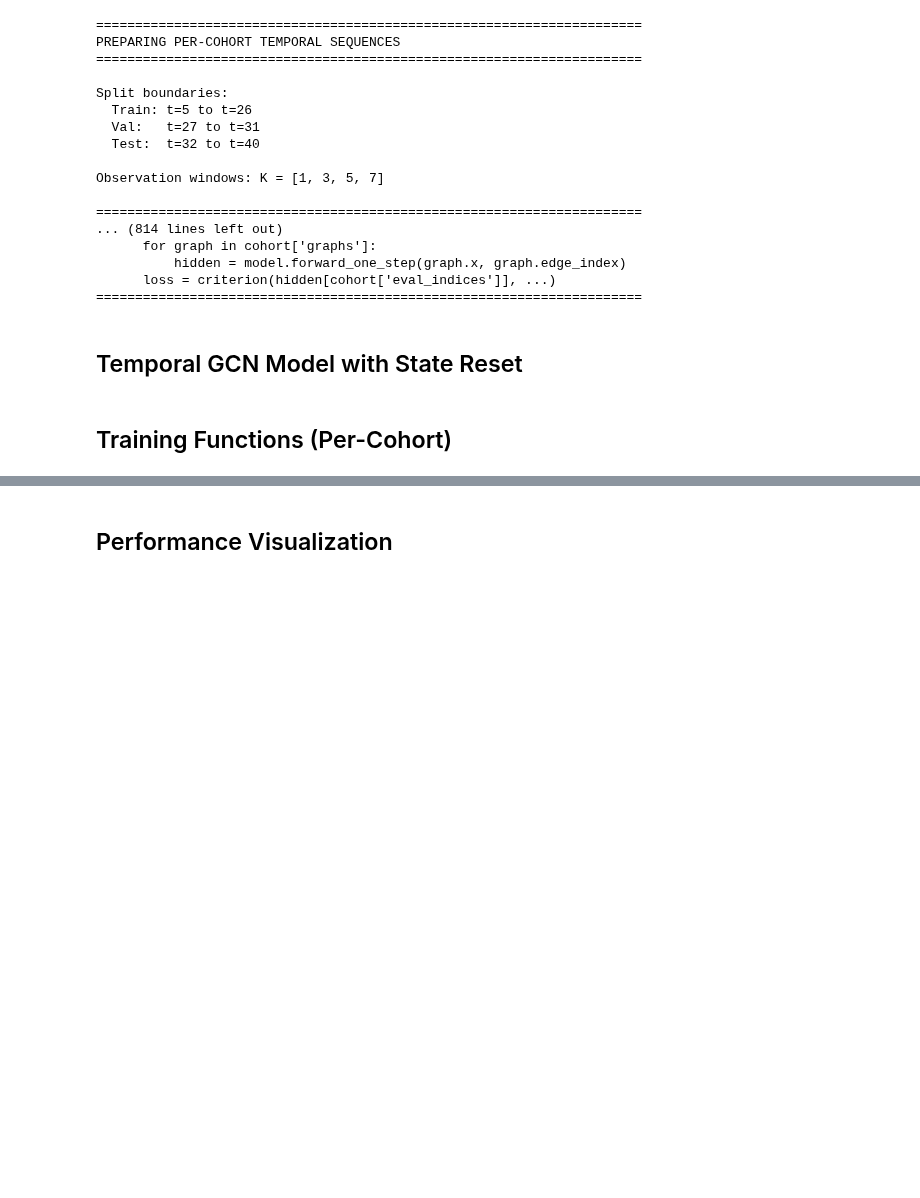
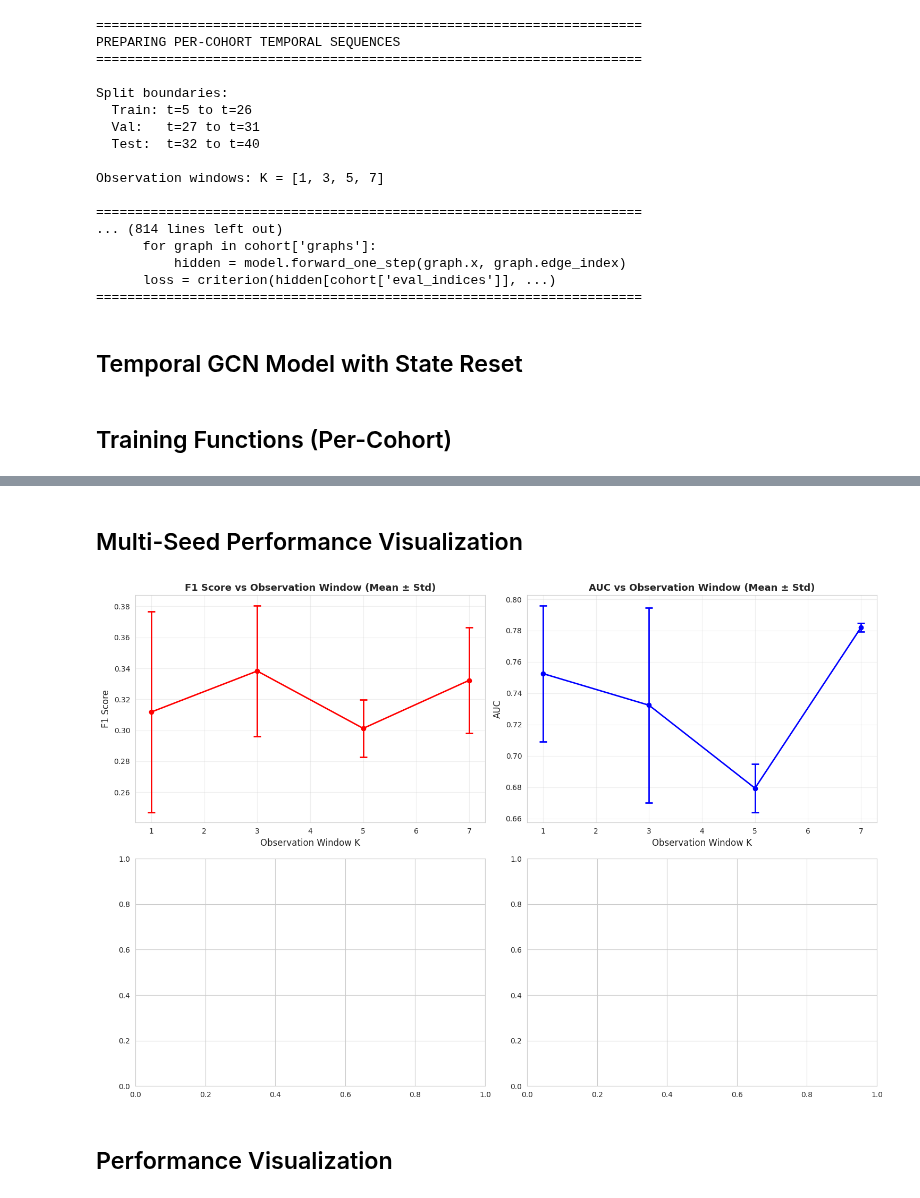
Before and after one commit to flatala/graph_ml, a Jupyter notebook: notebooks/experiments/evolve_gcn.ipynb, the cells around one changed output, grey strips where cells are left out. Cells and saved outputs as stored; diff of their text form; code cells hidden in the pictures; blank space fills up the shorter version.

```diff
--- a/notebooks/experiments/evolve_gcn.ipynb
+++ b/notebooks/experiments/evolve_gcn.ipynb
@@ -593,17 +875,0 @@ Test:  F1=0.3771, AUC=0.7670
-# %%
-comparison_data = []
-
-for K in CONFIG['observation_windows']:
-    metrics = results[K]['test']
-    comparison_data.append({
-        'K': K,
-        'Accuracy': f"{metrics['accuracy']:.4f}",
-        'Precision': f"{metrics['precision']:.4f}",
-        'Recall': f"{metrics['recall']:.4f}",
-        'F1': f"{metrics['f1']:.4f}",
-        'AUC': f"{metrics['auc']:.4f}"
-    })
-
-comparison_df = pd.DataFrame(comparison_data)
-print("\nTest Set Performance:")
-print(comparison_df.to_string(index=False))
@@ -673,2 +958,63 @@ Test Set Performance:
+# %% [markdown]
+## Multi-Seed Performance Visualization
+# %%
+%matplotlib inline
+import matplotlib.pyplot as plt
+import seaborn as sns
+
+sns.set_style('whitegrid')
+
+fig, axes = plt.subplots(2, 2, figsize=(15, 10))
+
+# Plot 1: F1 Score with error bars
+ax = axes[0, 0]
+f1_means = summary_df['F1_mean'].values
+f1_stds = summary_df['F1_std'].values
+ax.errorbar(CONFIG['observation_windows'], f1_means, yerr=f1_stds,
+            marker='o', linewidth=2, capsize=5, capthick=2, color='red')
+ax.set_xlabel('Observation Window K', fontsize=12)
+ax.set_ylabel('F1 Score', fontsize=12)
+ax.set_title('F1 Score vs Observation Window (Mean ± Std)', fontsize=13, fontweight='bold')
+ax.grid(True, alpha=0.3)
+
+# Plot 2: AUC with error bars
+ax = axes[0, 1]
+auc_means = summary_df['AUC_mean'].values
+auc_stds = summary_df['AUC_std'].values
+ax.errorbar(CONFIG['observation_windows'], auc_means, yerr=auc_stds,
+            marker='o', linewidth=2, capsize=5, capthick=2, color='blue')
+ax.set_xlabel('Observation Window K', fontsize=12)
+ax.set_ylabel('AUC', fontsize=12)
+ax.set_title('AUC vs Observation Window (Mean ± Std)', fontsize=13, fontweight='bold')
+ax.grid(True, alpha=0.3)
+
+# # Plot 3: F1 scores for all seeds (scatter + violin)
+# ax = axes[1, 0]
+# for K in CONFIG['observation_windows']:
+#     k_results = test_results[test_results['K'] == K]
+#     ax.scatter([K] * len(k_results), k_results['f1'], alpha=0.6, s=50)
+# ax.plot(CONFIG['observation_windows'], f1_means, 'r-', linewidth=2, label='Mean')
+# ax.set_xlabel('Observation Window K', fontsize=12)
+# ax.set_ylabel('F1 Score', fontsize=12)
+# ax.set_title('F1 Score Distribution Across Seeds', fontsize=13, fontweight='bold')
+# ax.legend()
+# ax.grid(True, alpha=0.3)
+
+# # Plot 4: AUC scores for all seeds
+# ax = axes[1, 1]
+# for K in CONFIG['observation_windows']:
+#     k_results = test_results[test_results['K'] == K]
+#     ax.scatter([K] * len(k_results), k_results['auc'], alpha=0.6, s=50)
+# ax.plot(CONFIG['observation_windows'], auc_means, 'b-', linewidth=2, label='Mean')
+# ax.set_xlabel('Observation Window K', fontsize=12)
+# ax.set_ylabel('AUC', fontsize=12)
+# ax.set_title('AUC Distribution Across Seeds', fontsize=13, fontweight='bold')
+# ax.legend()
+# ax.grid(True, alpha=0.3)
+
+plt.tight_layout()
+plt.show()
+# %% [output]
+[figure, added]
 # %% [markdown]
 ## Performance Visualization
```
Also changed, not shown: parts of 16 cells of this notebook, 45 other files.
